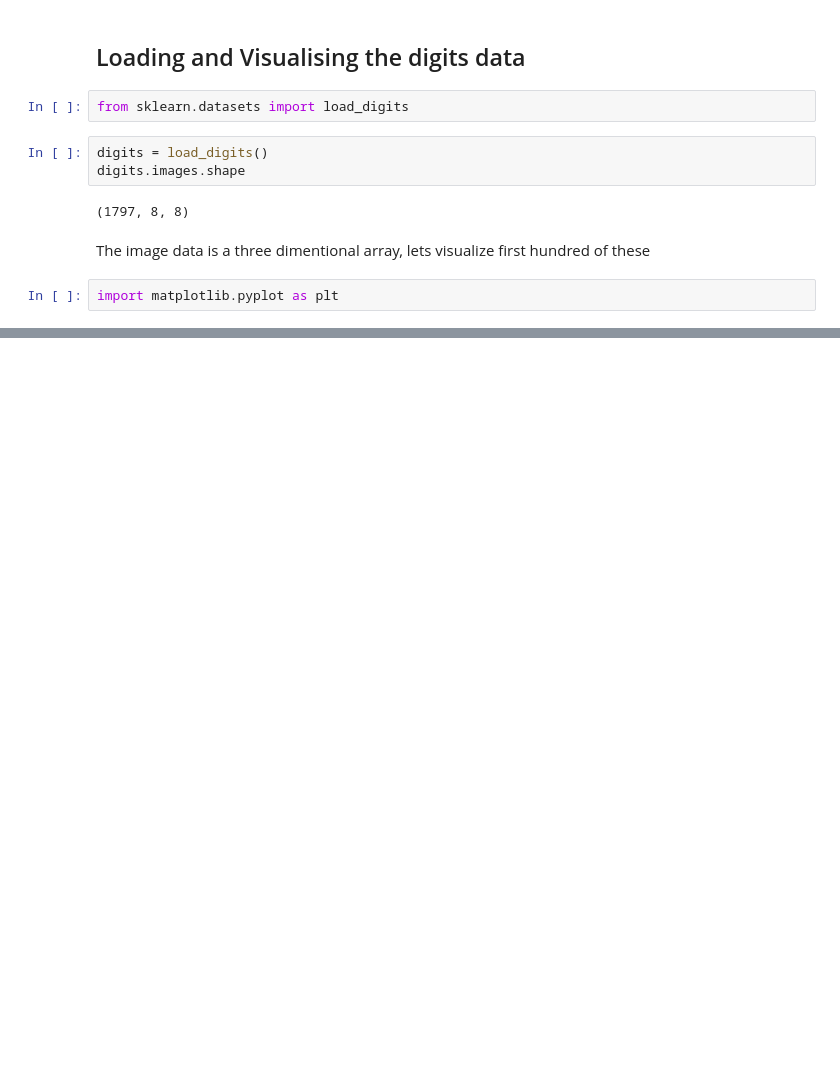
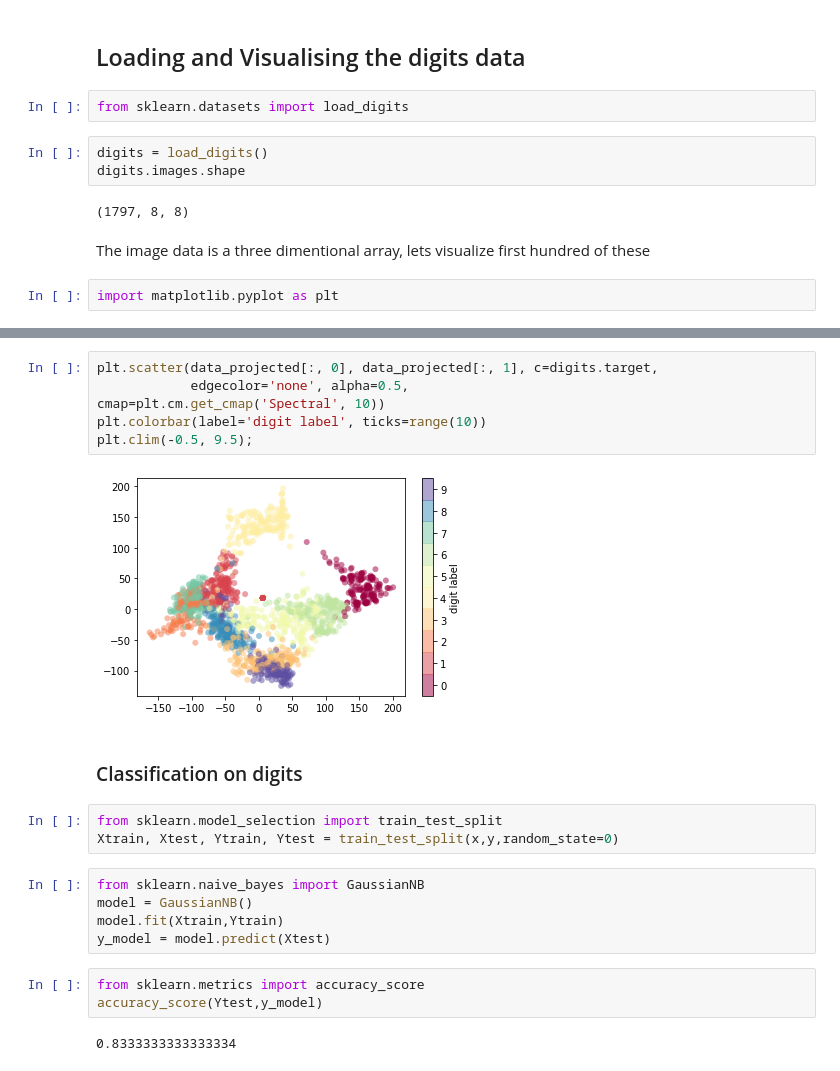
Before and after one commit to rohitgupta20/Handwritten-Digits-Classification, a Jupyter notebook: Handwritten Digits Classification.ipynb, the cells around one changed output, grey strips where cells are left out. Drawn from its saved outputs; the diff is of its cells as text; blank space fills up the shorter version.

Commit message:
added GaussianNb classification with confusion matrix

```diff
--- a/Handwritten Digits Classification.ipynb
+++ b/Handwritten Digits Classification.ipynb
@@ -24,0 +42,23 @@ for i,ax in enumerate(axes.flat):
+# %%
+plt.scatter(data_projected[:, 0], data_projected[:, 1], c=digits.target,
+            edgecolor='none', alpha=0.5,
+cmap=plt.cm.get_cmap('Spectral', 10))
+plt.colorbar(label='digit label', ticks=range(10))
+plt.clim(-0.5, 9.5);
+# %% [output]
+[figure, added]
+# %% [markdown]
+### Classification on digits
+# %%
+from sklearn.model_selection import train_test_split
+Xtrain, Xtest, Ytrain, Ytest = train_test_split(x,y,random_state=0)
+# %%
+from sklearn.naive_bayes import GaussianNB
+model = GaussianNB()
+model.fit(Xtrain,Ytrain)
+y_model = model.predict(Xtest)
+# %%
+from sklearn.metrics import accuracy_score
+accuracy_score(Ytest,y_model)
+# %% [output]
+0.8333333333333334
```
Also changed, not shown: parts of 8 cells of this notebook.
